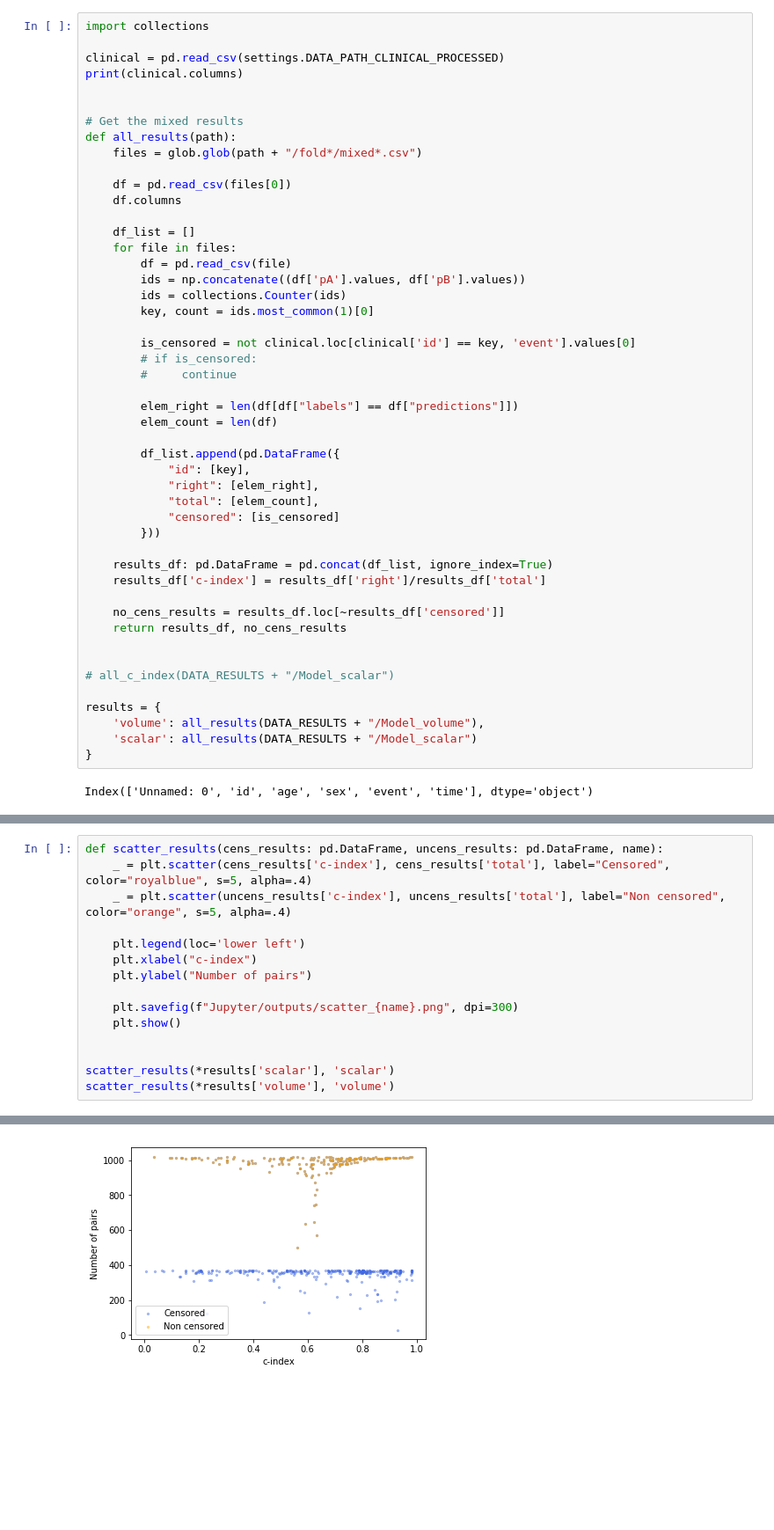
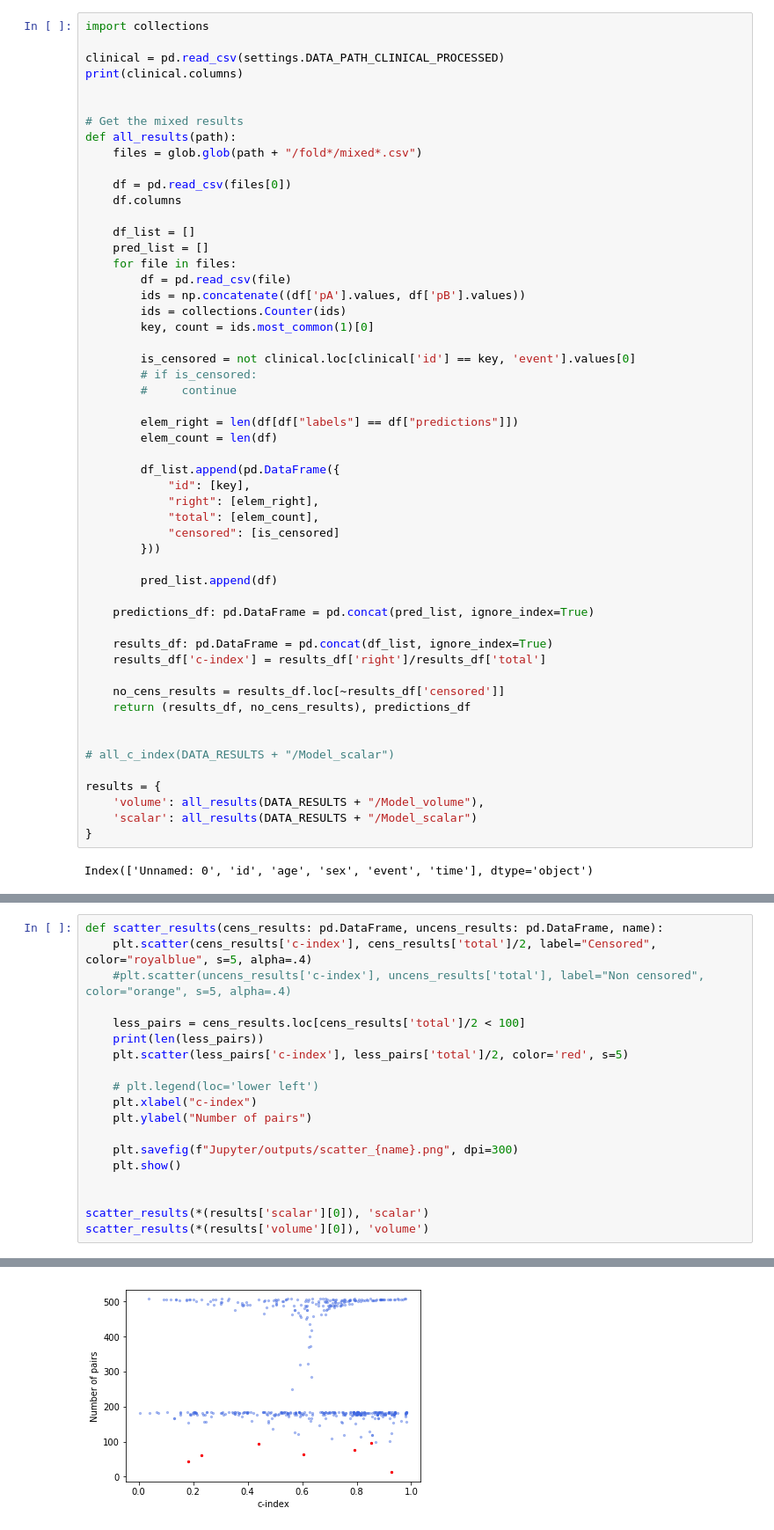
Before and after one commit to bhklab/DeepCINET, a Jupyter notebook: Jupyter/final_mixed_plots.ipynb, the cells around one changed output, grey strips where cells are left out. Shown at 88% size. Saved outputs shown, nothing was run; the diff lists cells and outputs as text; blank space fills up the shorter version.

```diff
--- a/Jupyter/final_mixed_plots.ipynb
+++ b/Jupyter/final_mixed_plots.ipynb
@@ -39,6 +41,7 @@ def all_results(path):
     df.columns
 
     df_list = []
+    pred_list = []
     for file in files:
         df = pd.read_csv(file)
         ids = np.concatenate((df['pA'].values, df['pB'].values))
@@ -59,11 +62,15 @@ def all_results(path):
             "censored": [is_censored]
         }))
 
+        pred_list.append(df)
+
+    predictions_df: pd.DataFrame = pd.concat(pred_list, ignore_index=True)
+
     results_df: pd.DataFrame = pd.concat(df_list, ignore_index=True)
     results_df['c-index'] = results_df['right']/results_df['total']
 
     no_cens_results = results_df.loc[~results_df['censored']]
-    return results_df, no_cens_results
+    return (results_df, no_cens_results), predictions_df
 
 
 # all_c_index(DATA_RESULTS + "/Model_scalar")
@@ -143,10 +161,14 @@ c-index no cens 0.6232239774081101
 0.637761060264523
 # %%
 def scatter_results(cens_results: pd.DataFrame, uncens_results: pd.DataFrame, name):
-    _ = plt.scatter(cens_results['c-index'], cens_results['total'], label="Censored", color="royalblue", s=5, alpha=.4)
-    _ = plt.scatter(uncens_results['c-index'], uncens_results['total'], label="Non censored", color="orange", s=5, alpha=.4)
+    plt.scatter(cens_results['c-index'], cens_results['total']/2, label="Censored", color="royalblue", s=5, alpha=.4)
+    #plt.scatter(uncens_results['c-index'], uncens_results['total'], label="Non censored", color="orange", s=5, alpha=.4)
 
-    plt.legend(loc='lower left')
+    less_pairs = cens_results.loc[cens_results['total']/2 < 100]
+    print(len(less_pairs))
+    plt.scatter(less_pairs['c-index'], less_pairs['total']/2, color='red', s=5)
+
+    # plt.legend(loc='lower left')
     plt.xlabel("c-index")
     plt.ylabel("Number of pairs")
 
@@ -154,6 +176,6 @@ def scatter_results(cens_results: pd.DataFrame, uncens_results: pd.DataFrame, na
     plt.show()
 
 
-scatter_results(*results['scalar'], 'scalar')
-scatter_results(*results['volume'], 'volume')
+scatter_results(*(results['scalar'][0]), 'scalar')
+scatter_results(*(results['volume'][0]), 'volume')
 # %% [output]
@@ -161 +185 @@ scatter_results(*results['volume'], 'volume')
-[figure, old version]
+[figure, new version]
```
Also changed, not shown: parts of 4 cells of this notebook.
